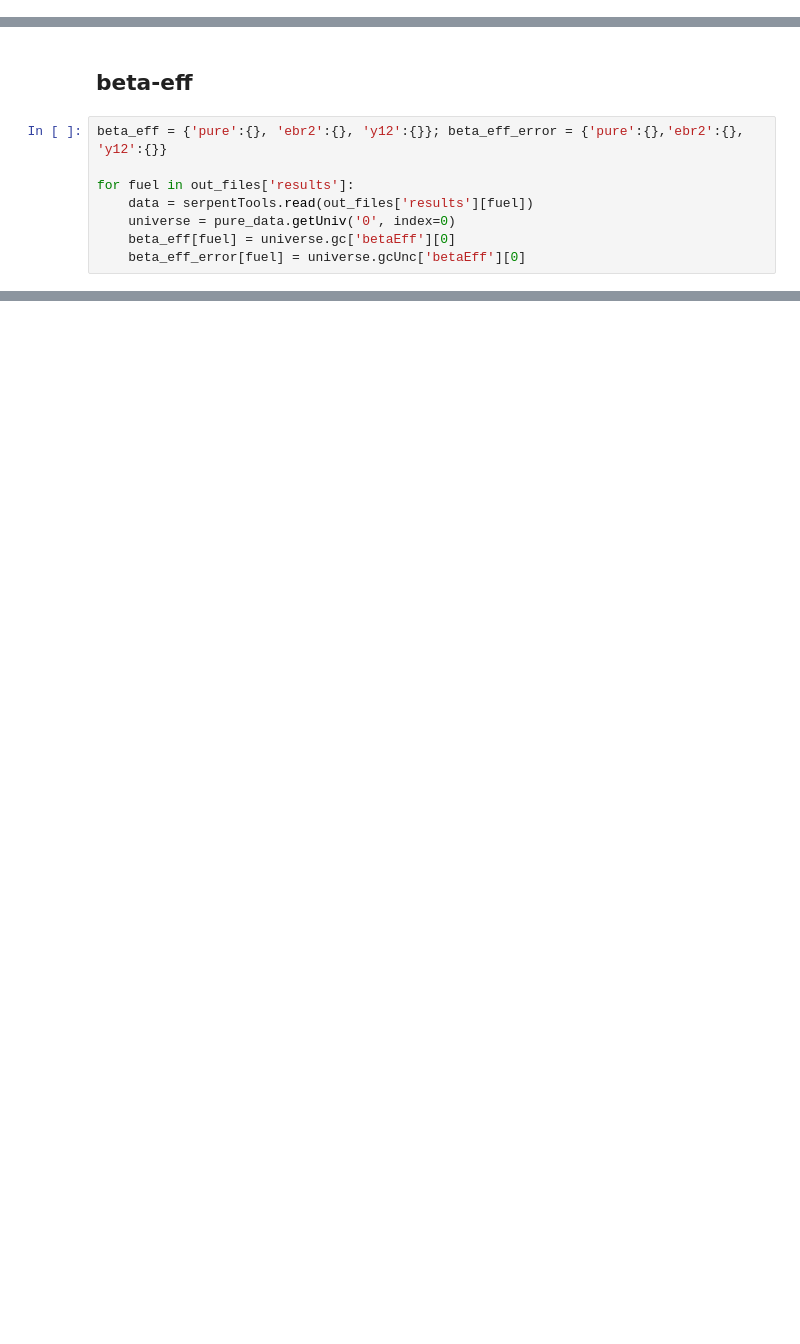
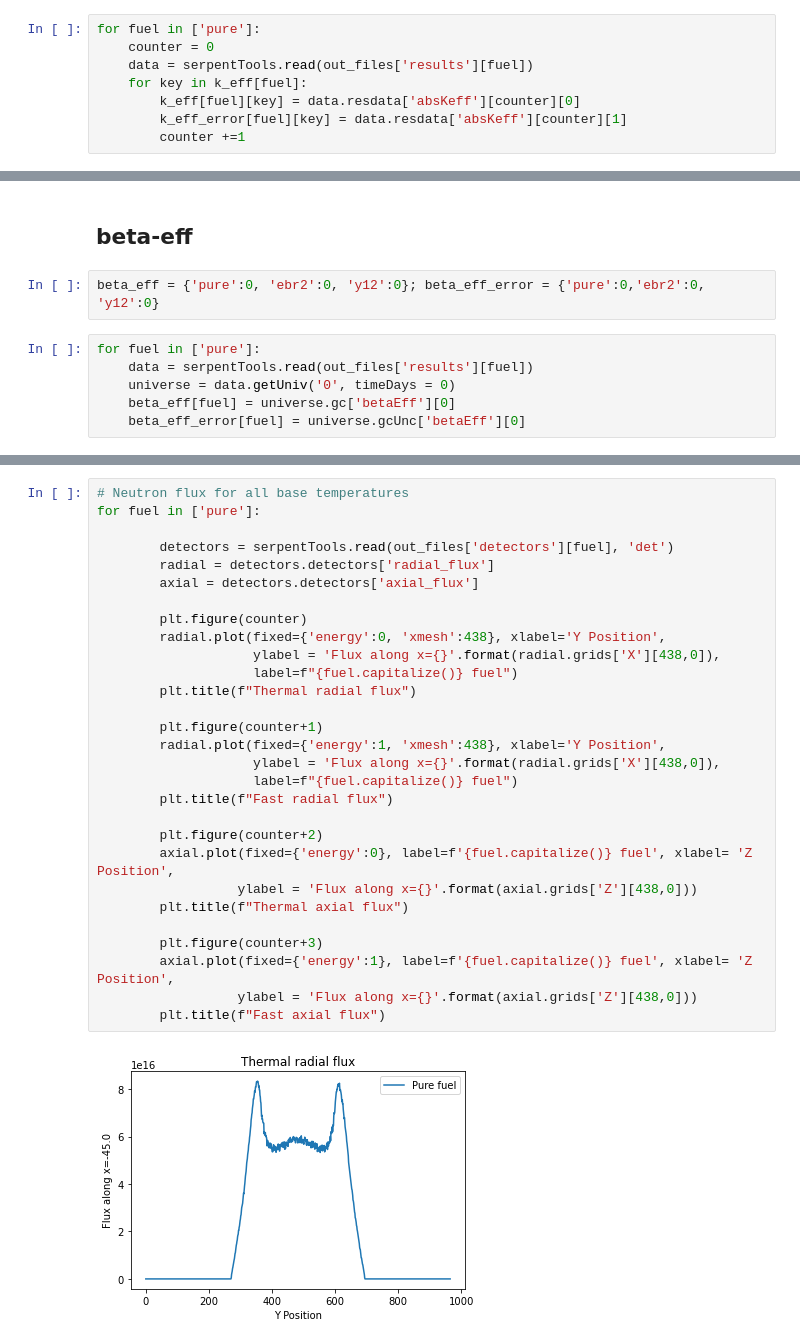
Before and after one commit to abachma2/phlox, a Jupyter notebook: reactors/full-core/htgr-200/Impurities_analysis.ipynb, the cells around one changed output, grey strips where cells are left out. Saved outputs shown, nothing was run; the diff lists cells and outputs as text; blank space fills up the shorter version.

```diff
--- a/reactors/full-core/htgr-200/Impurities_analysis.ipynb
+++ b/reactors/full-core/htgr-200/Impurities_analysis.ipynb
@@ -97,0 +192,8 @@ SERPENT Serpent 2.1.32 found in xe100_pure_res.m, but version 2.1.31 is defined
+# %%
+for fuel in ['pure']:
+    counter = 0
+    data = serpentTools.read(out_files['results'][fuel])
+    for key in k_eff[fuel]:
+        k_eff[fuel][key] = data.resdata['absKeff'][counter][0]
+        k_eff_error[fuel][key] = data.resdata['absKeff'][counter][1]
+        counter +=1
@@ -131,11 +210,11 @@ Could not find arguments in index that match the following requested slice keys:
 # %% [markdown]
 ## beta-eff
+# %%
+beta_eff = {'pure':0, 'ebr2':0, 'y12':0}; beta_eff_error = {'pure':0,'ebr2':0, 'y12':0}
 # %%
-beta_eff = {'pure':{}, 'ebr2':{}, 'y12':{}}; beta_eff_error = {'pure':{},'ebr2':{}, 'y12':{}}
-
-for fuel in out_files['results']:
+for fuel in ['pure']:
     data = serpentTools.read(out_files['results'][fuel])
-    universe = pure_data.getUniv('0', index=0)
+    universe = data.getUniv('0', timeDays = 0)
     beta_eff[fuel] = universe.gc['betaEff'][0]
     beta_eff_error[fuel] = universe.gcUnc['betaEff'][0]
 # %% [output]
@@ -150,0 +232,31 @@ beta_eff for Y12 fuel: {} +/- {}
+# %%
+# Neutron flux for all base temperatures
+for fuel in ['pure']:
+
+        detectors = serpentTools.read(out_files['detectors'][fuel], 'det')
+        radial = detectors.detectors['radial_flux']
+        axial = detectors.detectors['axial_flux']
+
+        plt.figure(counter)
+        radial.plot(fixed={'energy':0, 'xmesh':438}, xlabel='Y Position',
+                    ylabel = 'Flux along x={}'.format(radial.grids['X'][438,0]),
+                    label=f"{fuel.capitalize()} fuel")
+        plt.title(f"Thermal radial flux")
+
+        plt.figure(counter+1)
+        radial.plot(fixed={'energy':1, 'xmesh':438}, xlabel='Y Position',
+                    ylabel = 'Flux along x={}'.format(radial.grids['X'][438,0]),
+                    label=f"{fuel.capitalize()} fuel")
+        plt.title(f"Fast radial flux")
+
+        plt.figure(counter+2)
+        axial.plot(fixed={'energy':0}, label=f'{fuel.capitalize()} fuel', xlabel= 'Z Position',
+                  ylabel = 'Flux along x={}'.format(axial.grids['Z'][438,0]))
+        plt.title(f"Thermal axial flux")
+
+        plt.figure(counter+3)
+        axial.plot(fixed={'energy':1}, label=f'{fuel.capitalize()} fuel', xlabel= 'Z Position',
+                  ylabel = 'Flux along x={}'.format(axial.grids['Z'][438,0]))
+        plt.title(f"Fast axial flux")
+# %% [output]
+[figure, added]
```
Also changed, not shown: parts of 22 cells of this notebook.
